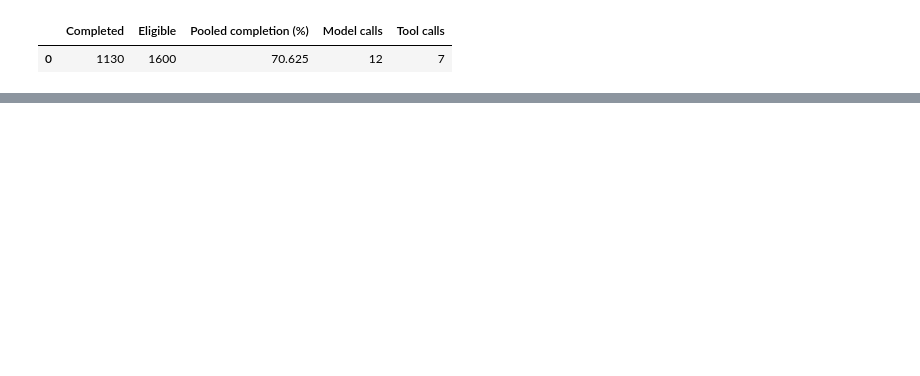
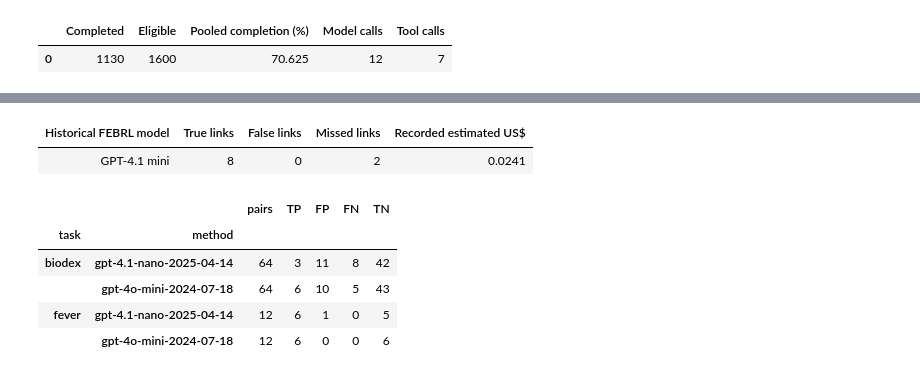
Before and after one commit to hananather/LLM-notes, a Jupyter notebook: LLM_basics/record-linkage-with-semantic-operators.ipynb, the cells around one changed output, grey strips where cells are left out. Drawn from its saved outputs; the diff is of its cells as text; code cells hidden in the pictures; blank space fills up the shorter version.

```diff
--- a/LLM_basics/record-linkage-with-semantic-operators.ipynb
+++ b/LLM_basics/record-linkage-with-semantic-operators.ipynb
@@ -373,0 +1127,19 @@ The [NSO results and to-dos](nso-semantic-workflows.ipynb) apply that test to th
+# %%
+historical_spec=run_spec(semantic_left,semantic_right,PREDICATE,'gpt-4.1-mini-2025-04-14')
+historical_snapshot=load_snapshot(SUPPORT/'results/lotus-febrl4.json',historical_spec)
+historical_scores=metrics(evaluation.is_match,pd.Series([p['decision'] for p in historical_snapshot['pairs']]))
+table([{'Historical FEBRL model':'GPT-4.1 mini','True links':int(historical_scores['TP']),
+        'False links':int(historical_scores['FP']),'Missed links':int(historical_scores['FN']),
+        'Recorded estimated US$':'0.0241'}])
+historical_text=benchmark_tables(text_data,model_group='historical')['metrics']
+historical_text=historical_text[historical_text.method.str.contains('gpt-',case=False)]
+display(historical_text[['task','method','pairs','TP','FP','FN','TN']].set_index(['task','method']))
+# %% [output]
+| Historical FEBRL model | True links | False links | Missed links | Recorded estimated US$ |
+| GPT-4.1 mini | 8 | 0 | 2 | 0.0241 |
+|  |  | pairs | TP | FP | FN | TN |
+| task | method |  |  |  |  |  |
+| biodex | gpt-4.1-nano-2025-04-14 | 64 | 3 | 11 | 8 | 42 |
+|  | gpt-4o-mini-2024-07-18 | 64 | 6 | 10 | 5 | 43 |
+| fever | gpt-4.1-nano-2025-04-14 | 12 | 6 | 1 | 0 | 5 |
+|  | gpt-4o-mini-2024-07-18 | 12 | 6 | 0 | 0 | 6 |
```
Also changed, not shown: parts of 70 cells of this notebook, 9 other files.
